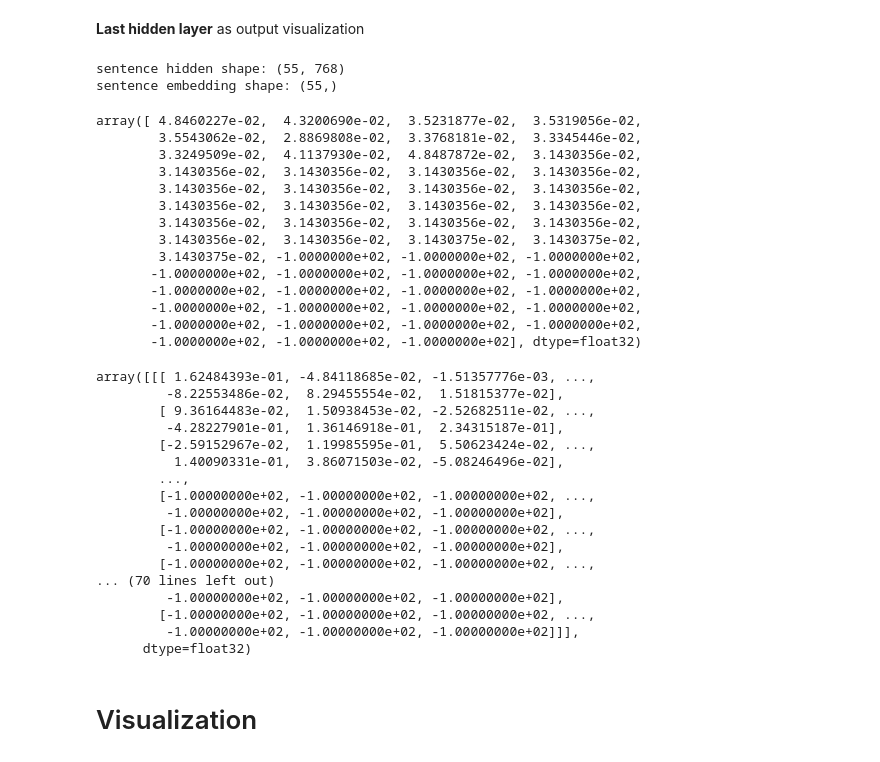
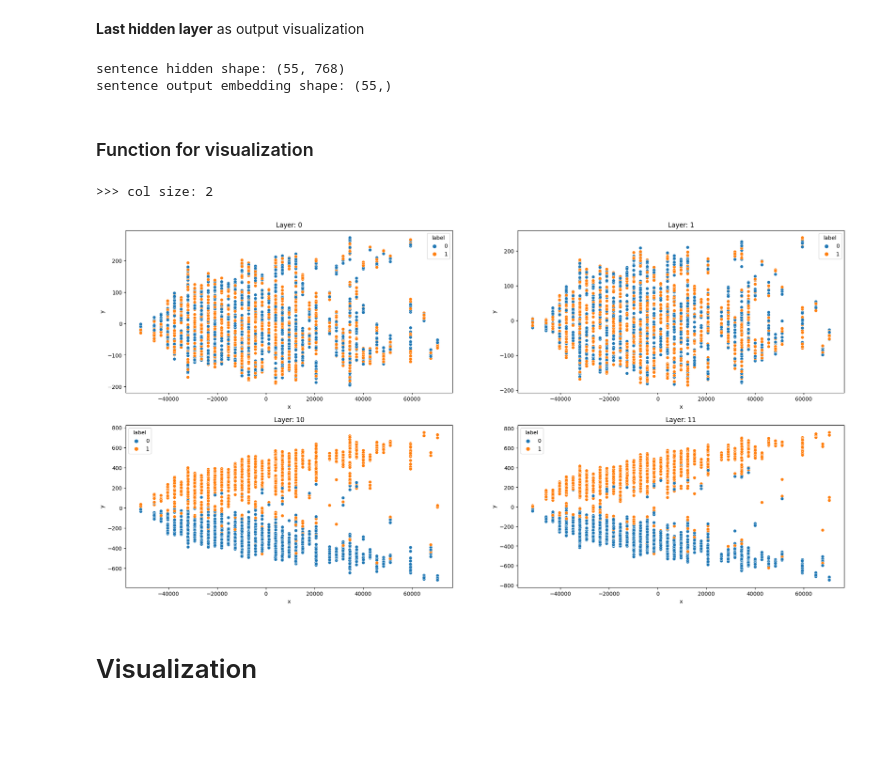
Before and after one commit to gaunby/master_project, a Jupyter notebook: notebooks/Tokenization.ipynb, the cells around one changed output. Saved outputs shown, nothing was run; the diff lists cells and outputs as text; code cells hidden in the pictures; blank space fills up the shorter version.

Commit message:
tsne visual submit files

```diff
--- a/notebooks/Tokenization.ipynb
+++ b/notebooks/Tokenization.ipynb
@@ -256,8 +236,12 @@ load_file = True
 
 if load_file:
     with open('/work3/s174498/roberta_files/prediction_test6.pickle', 'rb') as handle:
-        pred = pickle.load(handle)
+        predictions = pickle.load(handle)
 else:
+    trainer = Trainer(
+        model=model,
+        tokenizer=tokenizer_checkpoint
+    )
     predictions = trainer.predict(tokenized_test)
     with open(f'/work3/s174498/roberta_files/prediction_test6.pickle', 'wb') as handle:
         pickle.dump(predictions, handle, protocol=pickle.HIGHEST_PROTOCOL)
@@ -303,43 +269,22 @@ sentence_output_embedding = np.mean(token_vec, axis = 1)
 # or
 # sentence_embedding = np.mean(token_vec, axis = 0)
 print('sentence output embedding shape:', sentence_output_embedding.shape)
-sentence_output_embedding
+# sentence_output_embedding
 # %% [output]
 sentence hidden shape: (55, 768)
-sentence embedding shape: (55,)
+sentence output embedding shape: (55,)
-array([ 4.8460227e-02,  4.3200690e-02,  3.5231877e-02,  3.5319056e-02,
-        3.5543062e-02,  2.8869808e-02,  3.3768181e-02,  3.3345446e-02,
-        3.3249509e-02,  4.1137930e-02,  4.8487872e-02,  3.1430356e-02,
-        3.1430356e-02,  3.1430356e-02,  3.1430356e-02,  3.1430356e-02,
-        3.1430356e-02,  3.1430356e-02,  3.1430356e-02,  3.1430356e-02,
-        3.1430356e-02,  3.1430356e-02,  3.1430356e-02,  3.1430356e-02,
-        3.1430356e-02,  3.1430356e-02,  3.1430356e-02,  3.1430356e-02,
-        3.1430356e-02,  3.1430356e-02,  3.1430375e-02,  3.1430375e-02,
-        3.1430375e-02, -1.0000000e+02, -1.0000000e+02, -1.0000000e+02,
-       -1.0000000e+02, -1.0000000e+02, -1.0000000e+02, -1.0000000e+02,
-       -1.0000000e+02, -1.0000000e+02, -1.0000000e+02, -1.0000000e+02,
-       -1.0000000e+02, -1.0000000e+02, -1.0000000e+02, -1.0000000e+02,
-       -1.0000000e+02, -1.0000000e+02, -1.0000000e+02, -1.0000000e+02,
-       -1.0000000e+02, -1.0000000e+02, -1.0000000e+02], dtype=float32)
-# %%
-predictions.predictions[1][0]
-# %% [output]
-array([[[ 1.62484393e-01, -4.84118685e-02, -1.51357776e-03, ...,
-         -8.22553486e-02,  8.29455554e-02,  1.51815377e-02],
-        [ 9.36164483e-02,  1.50938453e-02, -2.52682511e-02, ...,
-         -4.28227901e-01,  1.36146918e-01,  2.34315187e-01],
-        [-2.59152967e-02,  1.19985595e-01,  5.50623424e-02, ...,
-          1.40090331e-01,  3.86071503e-02, -5.08246496e-02],
-        ...,
-        [-1.00000000e+02, -1.00000000e+02, -1.00000000e+02, ...,
-         -1.00000000e+02, -1.00000000e+02, -1.00000000e+02],
-        [-1.00000000e+02, -1.00000000e+02, -1.00000000e+02, ...,
-         -1.00000000e+02, -1.00000000e+02, -1.00000000e+02],
-        [-1.00000000e+02, -1.00000000e+02, -1.00000000e+02, ...,
-... (70 lines left out)
-         -1.00000000e+02, -1.00000000e+02, -1.00000000e+02],
-        [-1.00000000e+02, -1.00000000e+02, -1.00000000e+02, ...,
-         -1.00000000e+02, -1.00000000e+02, -1.00000000e+02]]],
-      dtype=float32)
+# %% [markdown]
+### Function for visualization
+# %%
+hidden_states = predictions.predictions[1][1:]
+labels = predictions.label_ids
+title = 'finetuned_results'
+layers_to_visualize = [0,1,10,11]
+perplexity = 10
+init = 'pca'
+visualize_layerwise_embeddings(hidden_states,labels,title,layers_to_visualize, perplexity, init)
+# %% [output]
+>>> col size: 2
+[figure, added]
 # %% [markdown]
 # Visualization
```
Also changed, not shown: parts of 10 cells of this notebook, 4 other files.
